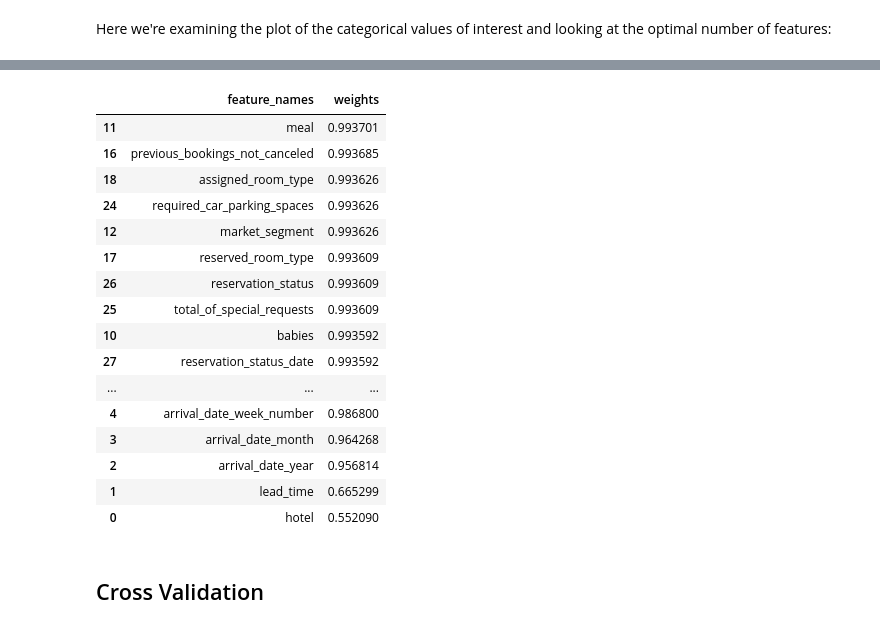
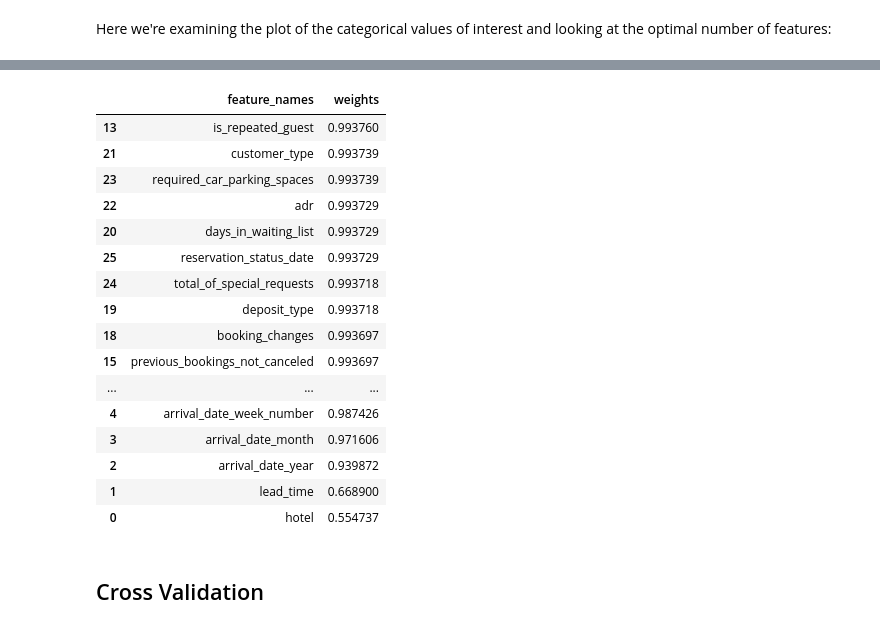
Before and after one commit to olmosjorge28/DS7331_ML1_ASSINGMENTS, a Jupyter notebook: lab2/DS7331-Mini-Lab.ipynb, the cells around one changed output, grey strips where cells are left out. Drawn from its saved outputs; the diff is of its cells as text; code cells hidden in the pictures.

```diff
--- a/lab2/DS7331-Mini-Lab.ipynb
+++ b/lab2/DS7331-Mini-Lab.ipynb
@@ -64,8 +64,9 @@ hotel_bookings_transform['reservation_status_date'] = hotel_bookings_transform['
 - Prior to conducting SVM, we need to normalize the dataset so we can get rid of bias and dominance of certain features over others.
 - The result of applying normalized dataset will be having the same influence on the distance metric, thus boosting the accuracy of the model.
 # %%
-X=hotel_bookings_transform.drop(columns=['is_canceled'])
+X=hotel_bookings_transform.drop(columns=['is_canceled','reservation_status','meal'])
 y=hotel_bookings_transform.is_canceled
+columns = X.columns
 # %%
 from sklearn import preprocessing
 scaler = preprocessing.StandardScaler().fit(X)
@@ -74,7 +75,7 @@ scaler
 scaler.mean_
 scaler.scale_
 
-X_scaled = scaler.transform(X)
+X_scaled = pd.DataFrame(scaler.transform(X),columns=columns)
 # %% [markdown]
 Verifying each feature has a mean of zero:
 # %%
@@ -102,7 +128,9 @@ Running initial model to select best parameters to be used for RFE selection:
 from sklearn.linear_model import LogisticRegression
 from sklearn.model_selection import ShuffleSplit
 
-cv = ShuffleSplit(n_splits=10, test_size=0.10, random_state=0)
+#cv = ShuffleSplit(n_splits=10, test_size=0.10, random_state=0)
+X_train, X_test, y_train, y_test = train_test_split(X_scaled, y,test_size=0.2,random_state=10)
+
 regEstimator = LogisticRegression()
 
 parameters = { 'penalty':['l2']
@@ -119,8 +147,7 @@ regGridSearch = GridSearchCV(estimator=regEstimator
                    , n_jobs=8 # jobs to run in parallel
                    , verbose=1 # low verbosity
                    , param_grid=parameters
-                   , cv=cv # KFolds = 10
                    , scoring='accuracy')
 
-regGridSearch.fit(X_scaled, y)
+regGridSearch.fit(X_train, y_train)
 # %% [output]
@@ -144,6 +169,7 @@ from sklearn.feature_selection import RFECV
 #Create a regression estimator with best parameters for cross validation
 classifierEst = regGridSearch.best_estimator_
 
-rfecv = RFECV(estimator=classifierEst, step=1, cv=cv, scoring='accuracy')
-rfecv.fit(X_scaled, y)
+#for loop
+rfecv = RFECV(estimator=classifierEst, step=1, scoring='accuracy')
+rfecv.fit(X_train, y_train)
 # %% [output]
@@ -189,31 +197,31 @@ Optimal number of features : 12
 # %%
 #Plot the RFE Rankings
 plt.style.use('ggplot')
 
-rfe_ft_imp_df = pd.DataFrame({'feature_names':X.columns, 'weights':rfecv.grid_scores_})
+rfe_ft_imp_df = pd.DataFrame({'feature_names':X_scaled.columns, 'weights':rfecv.grid_scores_})
 rfe_ft_imp_df.sort_values(by='weights', inplace=True, ascending=False )
 
 top_features = rfe_ft_imp_df.head(50)
 
 top_features
 # %% [output]
 |  | feature_names | weights |
-| 11 | meal | 0.993701 |
-| 16 | previous_bookings_not_canceled | 0.993685 |
-| 18 | assigned_room_type | 0.993626 |
-| 24 | required_car_parking_spaces | 0.993626 |
-| 12 | market_segment | 0.993626 |
-| 17 | reserved_room_type | 0.993609 |
-| 26 | reservation_status | 0.993609 |
-| 25 | total_of_special_requests | 0.993609 |
-| 10 | babies | 0.993592 |
-| 27 | reservation_status_date | 0.993592 |
+| 13 | is_repeated_guest | 0.993760 |
+| 21 | customer_type | 0.993739 |
+| 23 | required_car_parking_spaces | 0.993739 |
+| 22 | adr | 0.993729 |
+| 20 | days_in_waiting_list | 0.993729 |
+| 25 | reservation_status_date | 0.993729 |
+| 24 | total_of_special_requests | 0.993718 |
+| 19 | deposit_type | 0.993718 |
+| 18 | booking_changes | 0.993697 |
+| 15 | previous_bookings_not_canceled | 0.993697 |
 | ... | ... | ... |
-| 4 | arrival_date_week_number | 0.986800 |
-| 3 | arrival_date_month | 0.964268 |
-| 2 | arrival_date_year | 0.956814 |
-| 1 | lead_time | 0.665299 |
-| 0 | hotel | 0.552090 |
+| 4 | arrival_date_week_number | 0.987426 |
+| 3 | arrival_date_month | 0.971606 |
+| 2 | arrival_date_year | 0.939872 |
+| 1 | lead_time | 0.668900 |
+| 0 | hotel | 0.554737 |
 # %% [markdown]
 ## Cross Validation
 # %%
```
Also changed, not shown: parts of 21 cells of this notebook.
